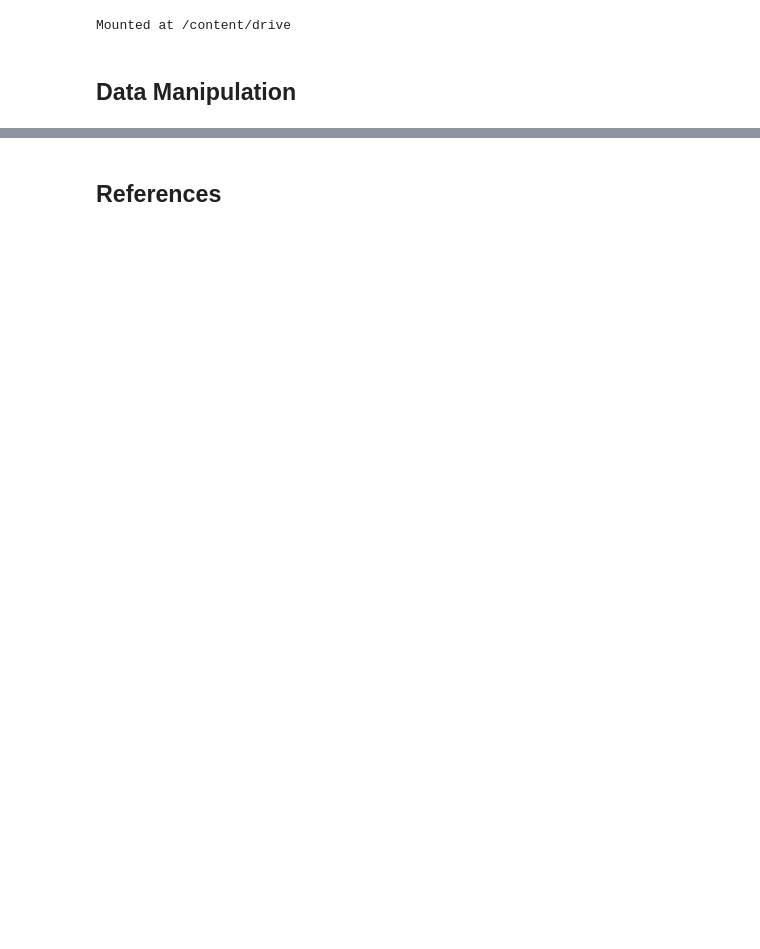
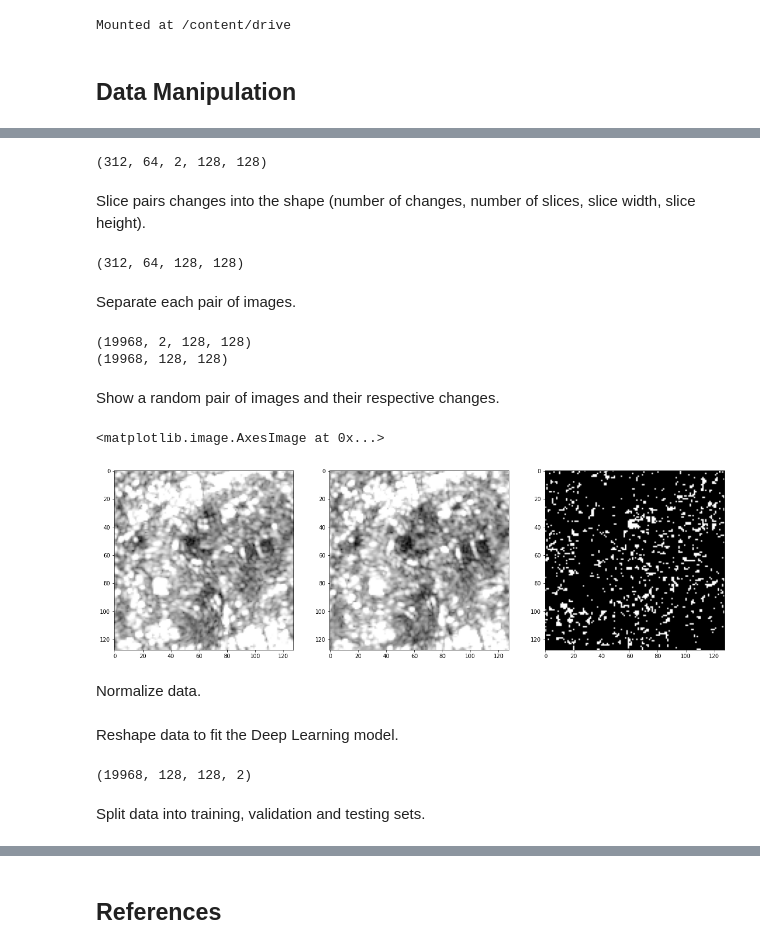
Before and after one commit to Gonkalos/LEI, a Jupyter notebook: Notebooks/change_detection.ipynb, the cells around one changed output, grey strips where cells are left out. Saved outputs shown, nothing was run; the diff lists cells and outputs as text; code cells hidden in the pictures; blank space fills up the shorter version.

```diff
--- a/Notebooks/change_detection.ipynb
+++ b/Notebooks/change_detection.ipynb
@@ -473,0 +125,7 @@ prediction_image.save('prediction.png')
+# %%
+from data_preparation import to_supervised
+
+threshold = 50
+changes = to_supervised(data, threshold)
+
+print(changes.shape)
@@ -473,0 +136,52 @@ prediction_image.save('prediction.png')
+# %%
+from data_preparation import slice_data
+
+image_size = 128
+data = slice_data(data, image_size)
+
+print(data.shape)
+# %% [output]
+(312, 64, 2, 128, 128)
+# %% [markdown]
+Slice pairs changes into the shape (number of changes, number of slices, slice width, slice height).
+# %%
+from data_preparation import slice_changes
+
+changes = slice_changes(changes)
+
+print(changes.shape)
+# %% [output]
+(312, 64, 128, 128)
+# %% [markdown]
+Separate each pair of images.
+# %%
+from data_preparation import separate_pairs
+
+data, changes = separate_pairs(data, changes)
+
+print(data.shape)
+print(changes.shape)
+# %% [output]
+(19968, 2, 128, 128)
+(19968, 128, 128)
+# %% [markdown]
+Show a random pair of images and their respective changes.
+# %%
+from data_preparation import to_image, denormalize_data
+
+# choose random data from test dataset
+n = randint(0, data.shape[0] - 1)
+image1 = to_image(data[n][0])
+image2 = to_image(data[n][1])
+changes1 = to_image(denormalize_data(changes[n]))
+
+# display images
+fig, ax = plt.subplots(1, 3, figsize=(20, 20))
+ax[0].imshow(image1)
+ax[1].imshow(image2)
+ax[2].imshow(changes1)
+# %% [output]
+<matplotlib.image.AxesImage at 0x...>
+[figure, added]
+# %% [markdown]
+Normalize data.
@@ -473,0 +192,12 @@ prediction_image.save('prediction.png')
+# %% [markdown]
+Reshape data to fit the Deep Learning model.
+# %%
+from data_preparation import reshape_data
+
+data = reshape_data(data)
+
+print(data.shape)
+# %% [output]
+(19968, 128, 128, 2)
+# %% [markdown]
+Split data into training, validation and testing sets.
```
Also changed, not shown: parts of 88 cells of this notebook, 7 other files.
